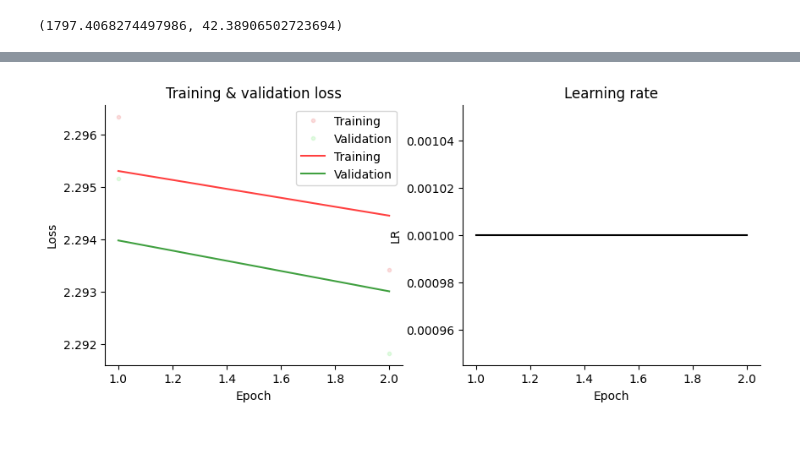
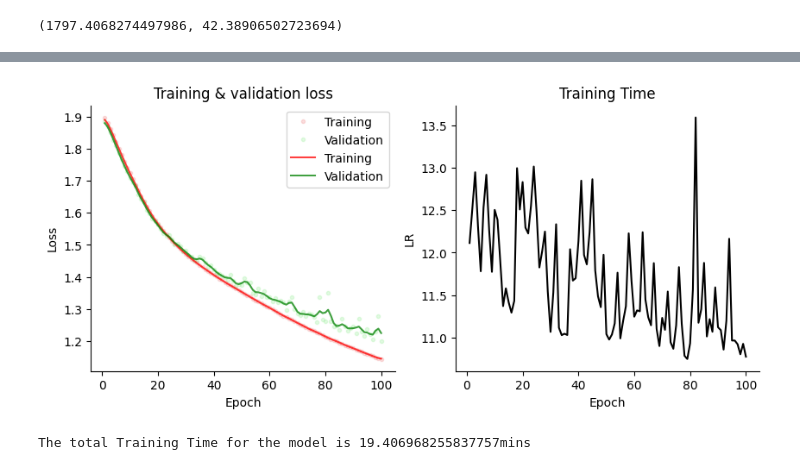
Before and after one commit to chisomjachi/parallelism_final_project, a Jupyter notebook: Data_parallelism.ipynb, the cells around one changed output, grey strips where cells are left out. Drawn from its saved outputs; the diff is of its cells as text; code cells hidden in the pictures; blank space fills up the shorter version.

```diff
--- a/Data_parallelism.ipynb
+++ b/Data_parallelism.ipynb
@@ -140,7 +140,7 @@ from trainer import Trainer
 from visualizer import *
 # %%
 # trainer
-num_epochs = 2
+num_epochs = 100
 trainer = Trainer(model=model,
                   device=device,
                   criterion=criterion,
@@ -164,13 +159,18 @@ vals
 # %%
 fig = plot_training(training_losses,
     validation_losses,
-    lr_rates,
+    training_times,
     gaussian=True,
     sigma=1,
     figsize=(10, 4),
 )
 # %% [output]
-[figure, old version]
+[figure, new version]
+# %%
+total_training_time = np.sum(training_times)
+print("The total Training Time for the model is "+ str(total_training_time/60) + "mins")
+# %% [output]
+The total Training Time for the model is 19.406968255837757mins
 # %%
 from typing import Optional
 
```
Also changed, not shown: parts of 2 cells of this notebook, 1 other file.
